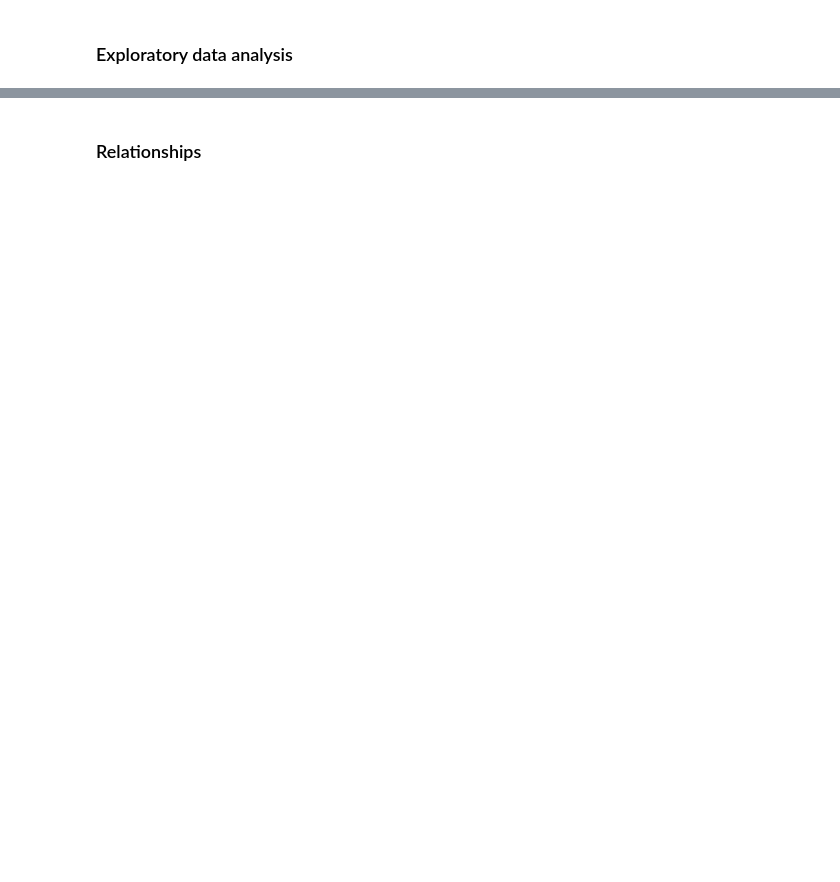
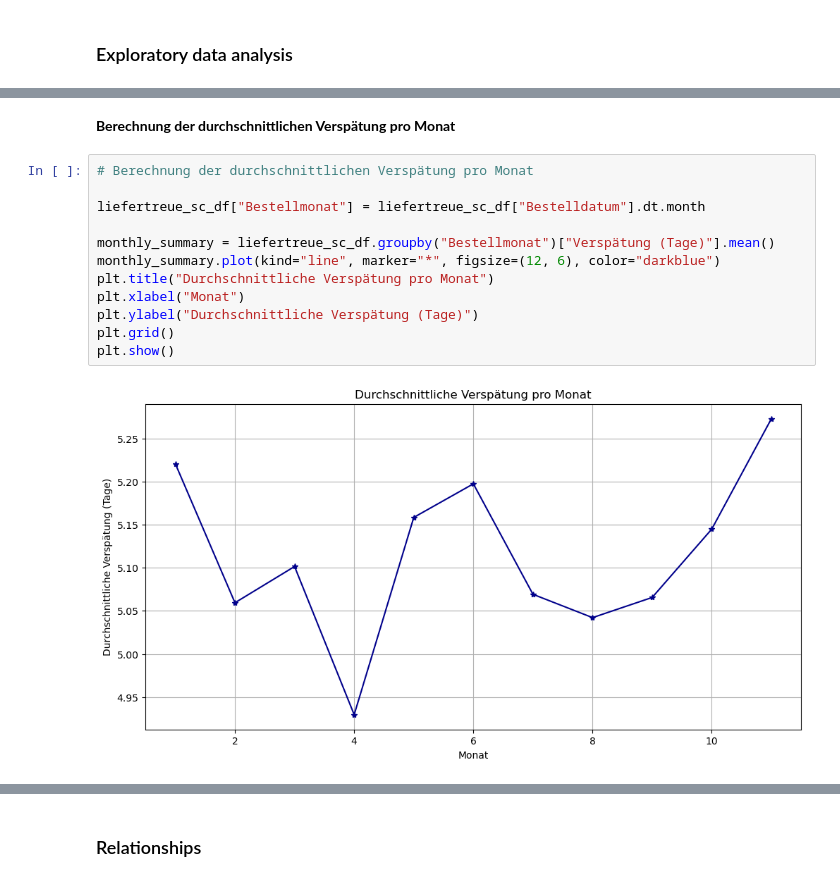
Before and after one commit to psgithdm/project, a Jupyter notebook: notebooks/draft-analysis.ipynb, the cells around one changed output, grey strips where cells are left out. Drawn from its saved outputs; the diff is of its cells as text; blank space fills up the shorter version.

```diff
--- a/notebooks/draft-analysis.ipynb
+++ b/notebooks/draft-analysis.ipynb
@@ -32,0 +640,16 @@ Group name:
+# %% [markdown]
+**Berechnung der durchschnittlichen Verspätung pro Monat**
+# %%
+# Berechnung der durchschnittlichen Verspätung pro Monat
+
+liefertreue_sc_df["Bestellmonat"] = liefertreue_sc_df["Bestelldatum"].dt.month
+
+monthly_summary = liefertreue_sc_df.groupby("Bestellmonat")["Verspätung (Tage)"].mean()
+monthly_summary.plot(kind="line", marker="*", figsize=(12, 6), color="darkblue")
+plt.title("Durchschnittliche Verspätung pro Monat")
+plt.xlabel("Monat")
+plt.ylabel("Durchschnittliche Verspätung (Tage)")
+plt.grid()
+plt.show()
+# %% [output]
+[figure, added]
```
Also changed, not shown: parts of 70 cells of this notebook, 12 other files.
